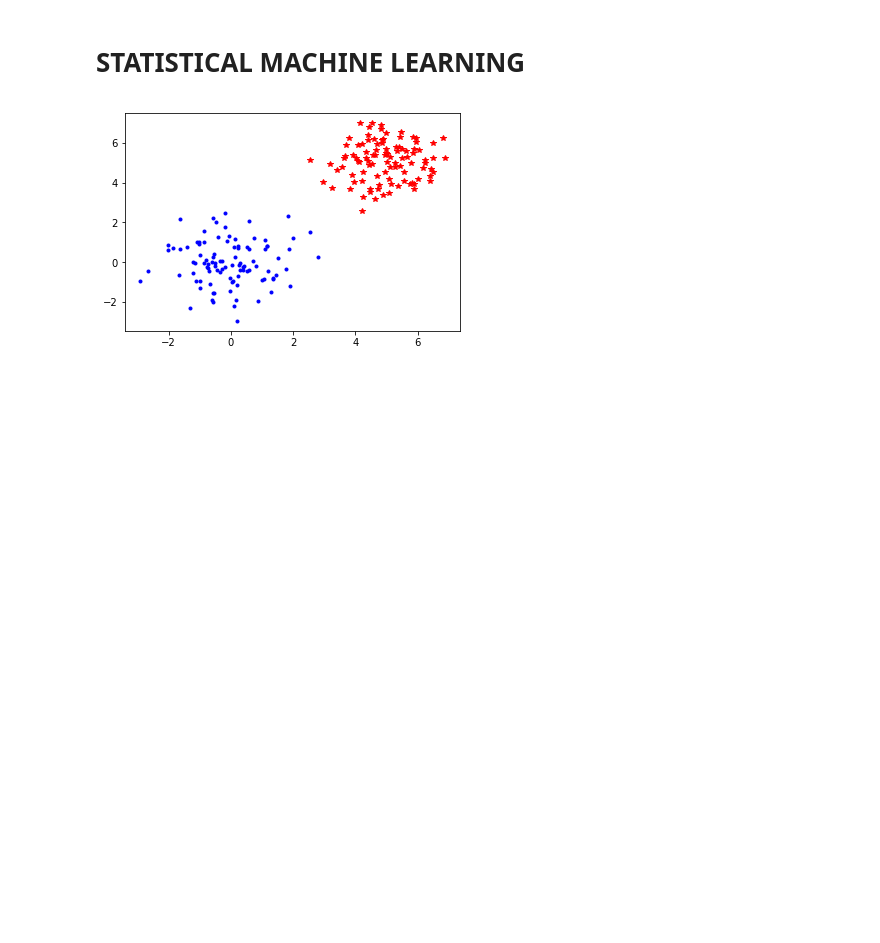
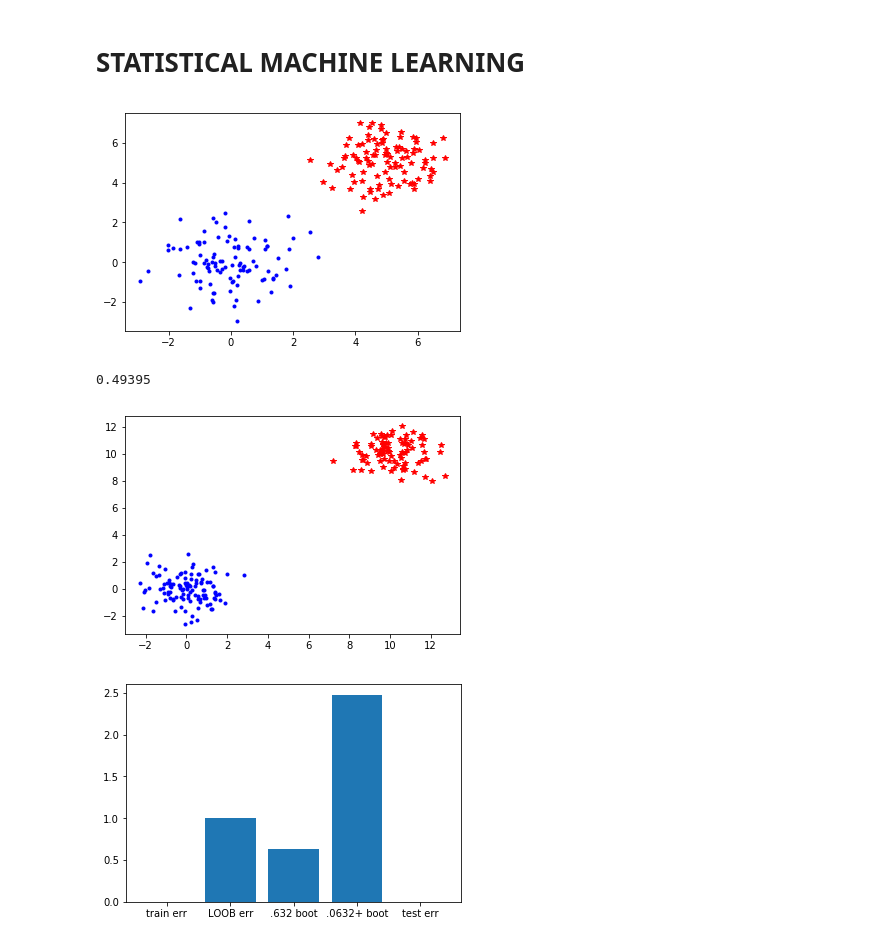
Before and after one commit to diegofiori/StatisticalMachineLearning, a Jupyter notebook: Diego's_Notebook.ipynb, the cells around one changed output. Drawn from its saved outputs; the diff is of its cells as text; code cells hidden in the pictures; blank space fills up the shorter version.

```diff
--- a/Diego's_Notebook.ipynb
+++ b/Diego's_Notebook.ipynb
@@ -62,6 +62,7 @@ class Gaussian_Cond_Distr_Dataset(Dataset):
 # %%
 def plot2DDataset(dataset):
     '''plot a dataset: the red points are labelled with y=1, the blue ones with y=0'''
+    plt.figure()
     for i in range(dataset.__len__()):
         x = dataset.__get_item__(i)
         if x[1]==1:
@@ -185,8 +235,47 @@ class LDAModel(Model):
         self.train_error = self.model.score(data,label)
 
     def __predict__(self,x):
-        y=self.model.predict(x)
+        if len(x.shape)>1:
+            y=self.model.predict(x)
+        else:
+            y=self.model.predict(x.reshape(1,-1))
         return y
 
     def __get_train_error__(self):
         return self.train_error
+# %%
+def gaussian_dataset_booot(p_y,t_dim,mu_t, sigma_t, length_dataset,nb_bootstrap,model_name):
+    seed = 52
+    dataset = Gaussian_Cond_Distr_Dataset(p_y,t_dim,mu_t, sigma_t, length_dataset,seed)
+    boot = Bootstrap(dataset, nb_bootstrap, seed=seed)
+    boot.train_models(model_name)
+    OOB_error = boot.compute_OOBerror()
+    err = boot.compute_train_error()
+    error_632 =  boot.compute_632_error()
+    error_632_plus =  boot.compute_632_error_plus()
+    seed = 32
+    test_dataset = Gaussian_Cond_Distr_Dataset(p_y,t_dim,mu_t, sigma_t, length_dataset,seed)
+    boot.dataset = test_dataset
+    test_error = boot.compute_train_error()
+
+    plot2DDataset(dataset)
+    plt.figure()
+    plt.bar(np.arange(5), [err, OOB_error, error_632, error_632_plus, test_error])
+    plt.xticks(0.0+np.arange(5), ['train err', 'LOOB err', '.632 boot', '.0632+ boot', 'test err'])
+    plt.show()
+# %%
+# main file
+p_y=0.5
+t_dim = 2
+mu_t=[[0,0], [10,10]]
+cov_mat1 = np.array([[1,0],[0,1]])
+cov_mat2 = np.array([[1,0],[0,1]])
+sigma_t= [cov_mat1,cov_mat2]
+length_dataset = 200
+model_name = LDAModel
+nb_bootstrap = 50
+gaussian_dataset_booot(p_y,t_dim,mu_t, sigma_t, length_dataset,nb_bootstrap,model_name)
+# %% [output]
+0.49395
+[figure, added]
+[figure, added]
```
Also changed, not shown: parts of 4 cells of this notebook.
